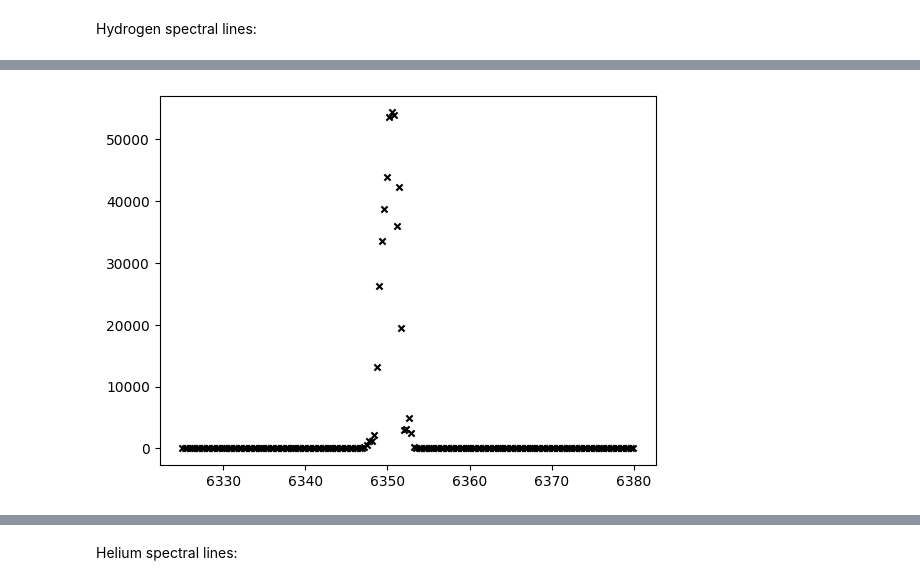
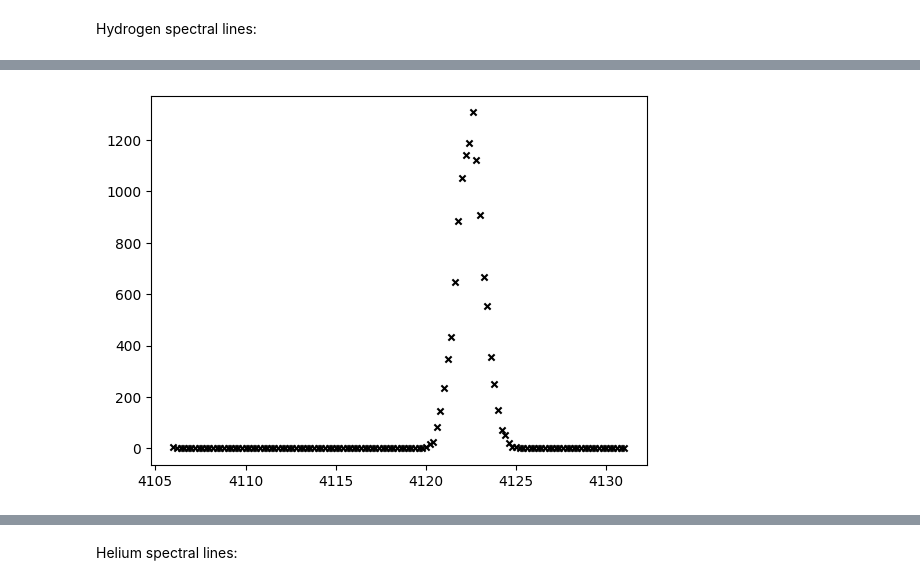
Before and after one commit to brenttsss/balmer_series, a Jupyter notebook: balmer_lab_2.ipynb, the cells around one changed output, grey strips where cells are left out. Saved outputs shown, nothing was run; the diff lists cells and outputs as text; code cells hidden in the pictures.

```diff
--- a/balmer_lab_2.ipynb
+++ b/balmer_lab_2.ipynb
@@ -43,15 +43,15 @@ plt.show()
 # %%
 # Importing data and converting it into a pandas table
 data = pd.read_csv('Balmer Lab Data/hydrogen_4_1.csv', skiprows=14, names=['wavelength', 'count'])
-xdata = np.array(calibration_data['wavelength'])
-ydata = np.array(calibration_data['count'])
+xdata = np.array(data['wavelength'])
+ydata = np.array(data['count'])
 
 # Plotting the counts as a function of wavelength
 fig, ax = plt.subplots()
 ax.scatter(xdata, ydata, marker='x', color='black', s=20)
 plt.show()
 # %% [output]
-[figure, old version]
+[figure, new version]
 # %%
 # Importing data and converting it into a pandas table
 data = pd.read_csv('Balmer Lab Data/hydrogen_4_2.csv', skiprows=14, names=['wavelength', 'count'])
```
Also changed, not shown: parts of 6 cells of this notebook.
